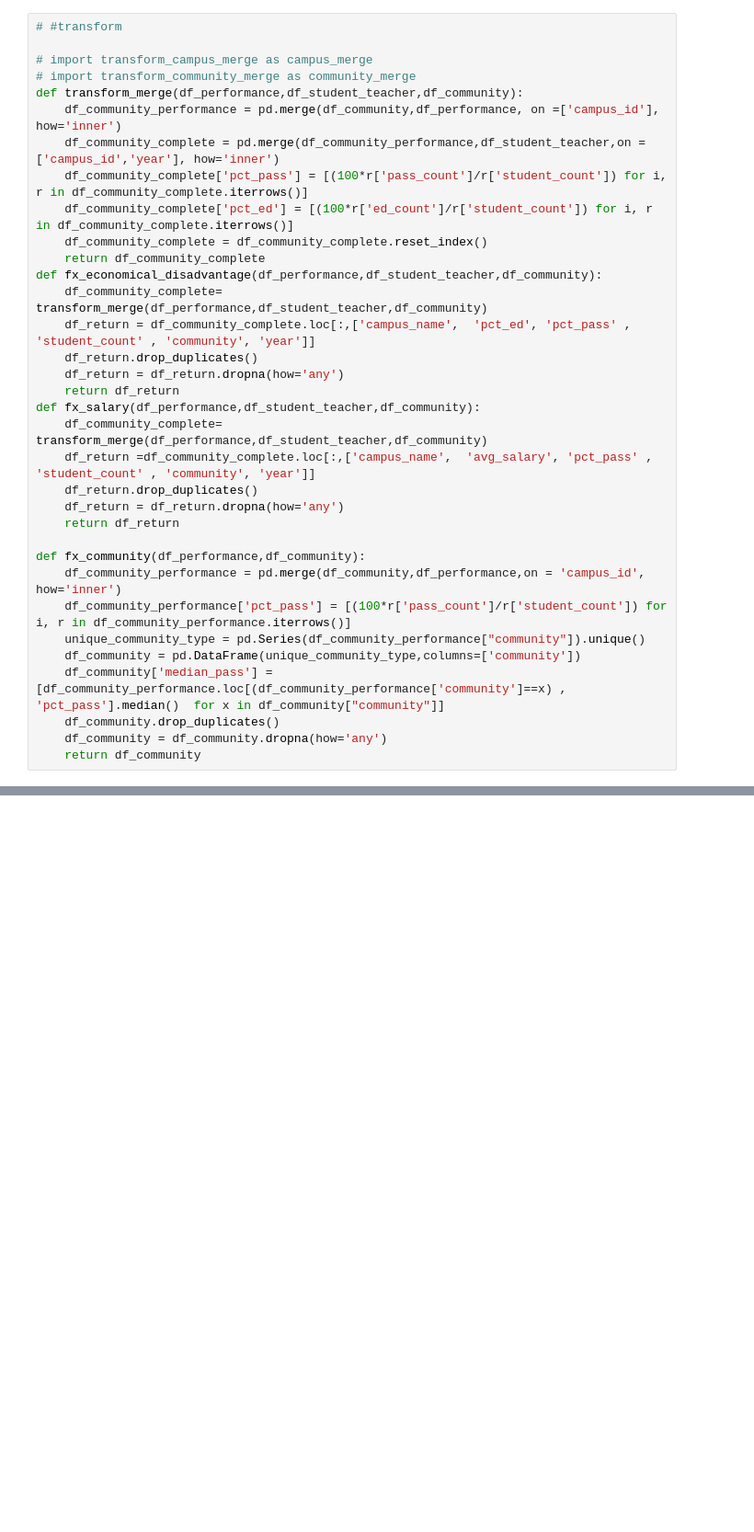
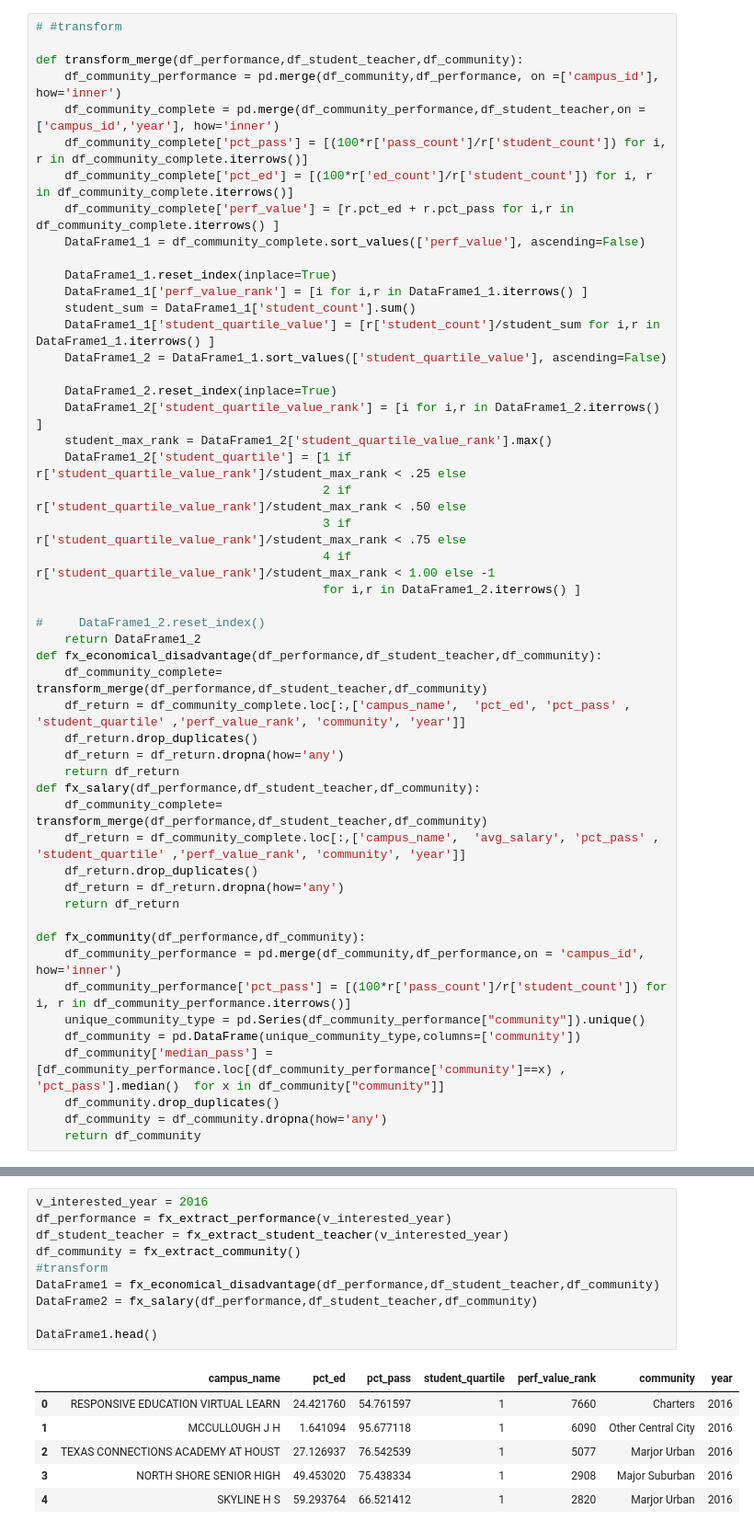
Before and after one commit to schoolperformanceproject/BetterSchools, a Jupyter notebook: combine/betterschools_start.ipynb, the cells around one changed output, grey strips where cells are left out. Shown at 92% size. Cells and saved outputs as stored; diff of their text form; blank space fills up the shorter version.

```diff
--- a/combine/betterschools_start.ipynb
+++ b/combine/betterschools_start.ipynb
@@ -40,24 +29,40 @@ def fx_extract_community():
 # %%
 # #transform
 
-# import transform_campus_merge as campus_merge
-# import transform_community_merge as community_merge
 def transform_merge(df_performance,df_student_teacher,df_community):
     df_community_performance = pd.merge(df_community,df_performance, on =['campus_id'], how='inner')
     df_community_complete = pd.merge(df_community_performance,df_student_teacher,on =['campus_id','year'], how='inner')
     df_community_complete['pct_pass'] = [(100*r['pass_count']/r['student_count']) for i, r in df_community_complete.iterrows()]
     df_community_complete['pct_ed'] = [(100*r['ed_count']/r['student_count']) for i, r in df_community_complete.iterrows()]
-    df_community_complete = df_community_complete.reset_index()
-    return df_community_complete
+    df_community_complete['perf_value'] = [r.pct_ed + r.pct_pass for i,r in df_community_complete.iterrows() ]
+    DataFrame1_1 = df_community_complete.sort_values(['perf_value'], ascending=False)
+
+    DataFrame1_1.reset_index(inplace=True)
+    DataFrame1_1['perf_value_rank'] = [i for i,r in DataFrame1_1.iterrows() ]
+    student_sum = DataFrame1_1['student_count'].sum()
+    DataFrame1_1['student_quartile_value'] = [r['student_count']/student_sum for i,r in DataFrame1_1.iterrows() ]
+    DataFrame1_2 = DataFrame1_1.sort_values(['student_quartile_value'], ascending=False)
+
+    DataFrame1_2.reset_index(inplace=True)
+    DataFrame1_2['student_quartile_value_rank'] = [i for i,r in DataFrame1_2.iterrows() ]
+    student_max_rank = DataFrame1_2['student_quartile_value_rank'].max()
+    DataFrame1_2['student_quartile'] = [1 if r['student_quartile_value_rank']/student_max_rank < .25 else
+                                        2 if r['student_quartile_value_rank']/student_max_rank < .50 else
+                                        3 if r['student_quartile_value_rank']/student_max_rank < .75 else
+                                        4 if r['student_quartile_value_rank']/student_max_rank < 1.00 else -1
+                                        for i,r in DataFrame1_2.iterrows() ]
+
+#     DataFrame1_2.reset_index()
+    return DataFrame1_2
 def fx_economical_disadvantage(df_performance,df_student_teacher,df_community):
     df_community_complete= transform_merge(df_performance,df_student_teacher,df_community)
-    df_return = df_community_complete.loc[:,['campus_name',  'pct_ed', 'pct_pass' , 'student_count' , 'community', 'year']]
+    df_return = df_community_complete.loc[:,['campus_name',  'pct_ed', 'pct_pass' , 'student_quartile' ,'perf_value_rank', 'community', 'year']]
     df_return.drop_duplicates()
     df_return = df_return.dropna(how='any')
     return df_return
 def fx_salary(df_performance,df_student_teacher,df_community):
     df_community_complete= transform_merge(df_performance,df_student_teacher,df_community)
-    df_return =df_community_complete.loc[:,['campus_name',  'avg_salary', 'pct_pass' , 'student_count' , 'community', 'year']]
+    df_return = df_community_complete.loc[:,['campus_name',  'avg_salary', 'pct_pass' , 'student_quartile' ,'perf_value_rank', 'community', 'year']]
     df_return.drop_duplicates()
     df_return = df_return.dropna(how='any')
     return df_return
@@ -138,0 +110,17 @@ def fx_bar_plot(DataFrameB, legend_dict):
+# %%
+v_interested_year = 2016
+df_performance = fx_extract_performance(v_interested_year)
+df_student_teacher = fx_extract_student_teacher(v_interested_year)
+df_community = fx_extract_community()
+#transform
+DataFrame1 = fx_economical_disadvantage(df_performance,df_student_teacher,df_community)
+DataFrame2 = fx_salary(df_performance,df_student_teacher,df_community)
+
+DataFrame1.head()
+# %% [output]
+|  | campus_name | pct_ed | pct_pass | student_quartile | perf_value_rank | community | year |
+| 0 | RESPONSIVE EDUCATION VIRTUAL LEARN | 24.421760 | 54.761597 | 1 | 7660 | Charters | 2016 |
+| 1 | MCCULLOUGH J H | 1.641094 | 95.677118 | 1 | 6090 | Other Central City | 2016 |
+| 2 | TEXAS CONNECTIONS ACADEMY AT HOUST | 27.126937 | 76.542539 | 1 | 5077 | Marjor Urban | 2016 |
+| 3 | NORTH SHORE SENIOR HIGH | 49.453020 | 75.438334 | 1 | 2908 | Major Suburban | 2016 |
+| 4 | SKYLINE H S | 59.293764 | 66.521412 | 1 | 2820 | Marjor Urban | 2016 |
```
Also changed, not shown: parts of 8 cells of this notebook.
